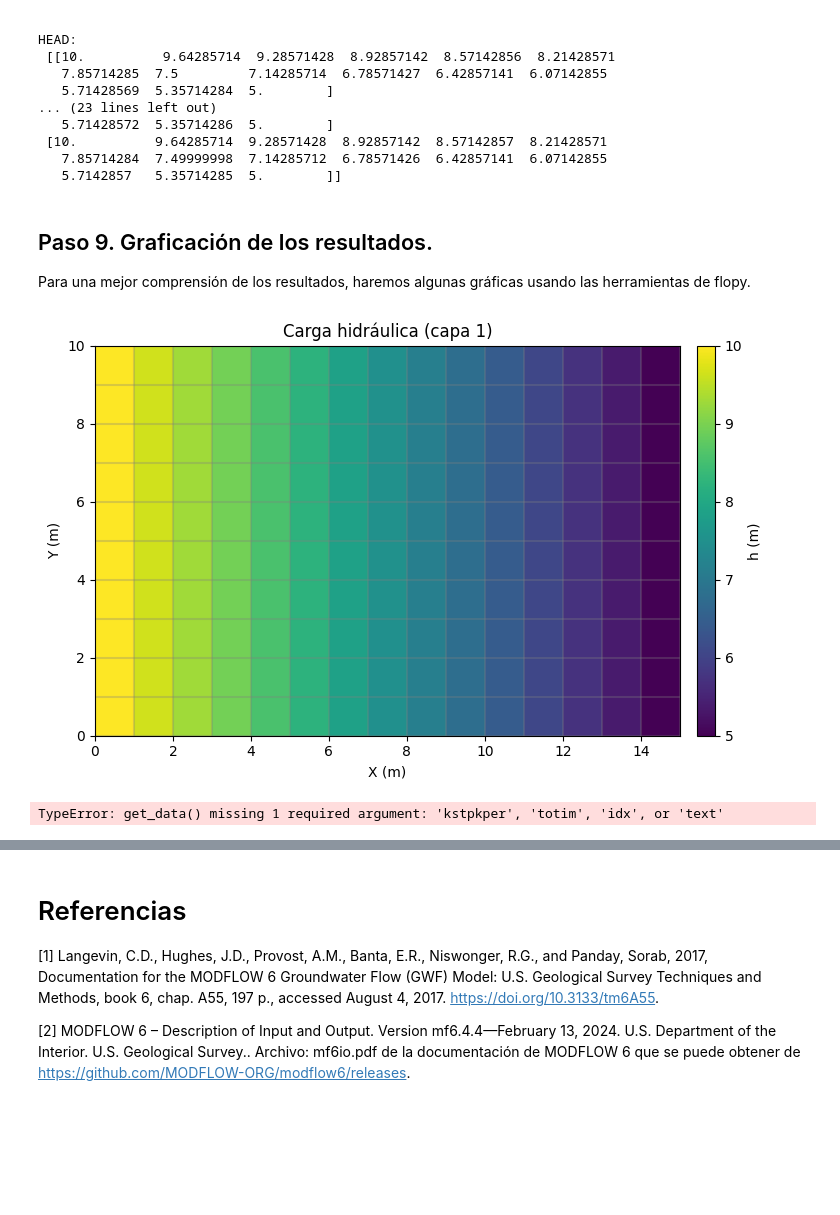
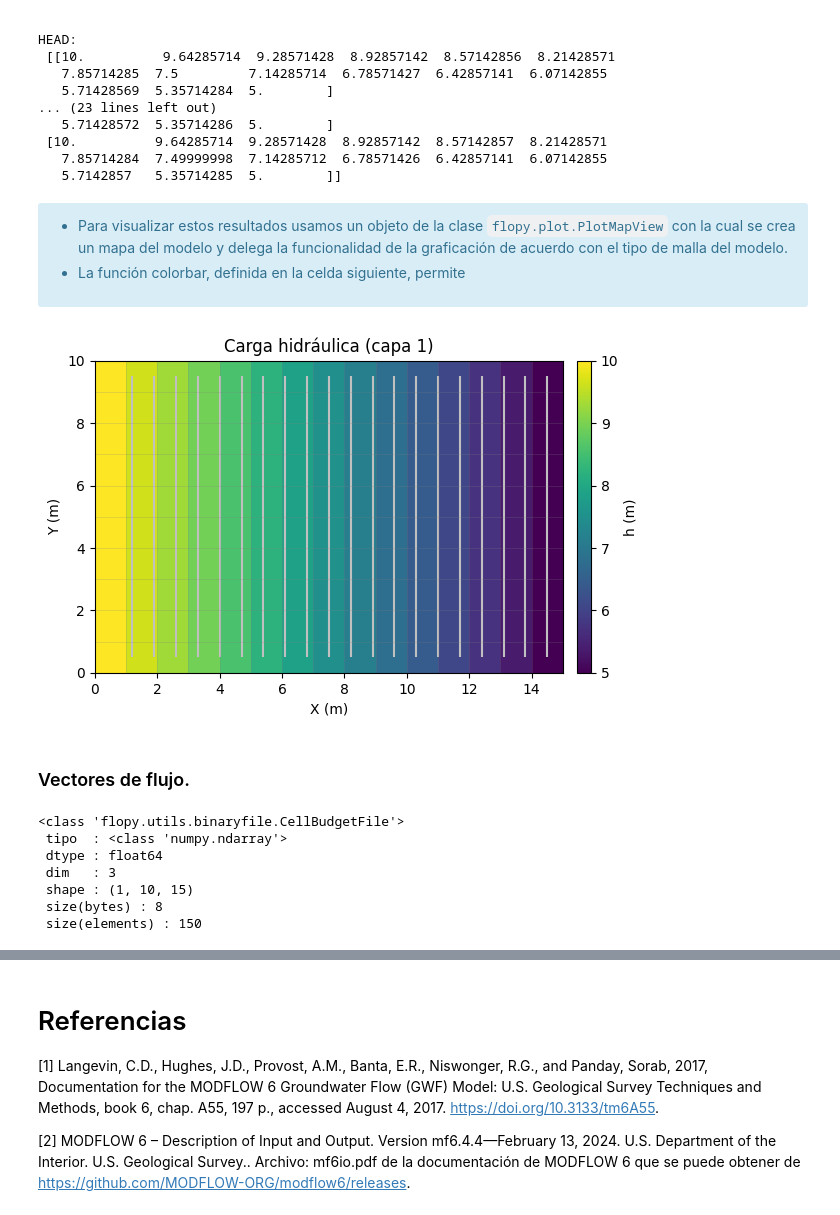
Before and after one commit to luiggix/xmf6, a Jupyter notebook: src/examples/01_flujo_1D/01_MF6_GWF.ipynb, the cells around one changed output, grey strips where cells are left out. Cells and saved outputs as stored; diff of their text form; code cells hidden in the pictures; blank space fills up the shorter version.

Commit message:
def cax for colorbar

```diff
--- a/src/examples/01_flujo_1D/01_MF6_GWF.ipynb
+++ b/src/examples/01_flujo_1D/01_MF6_GWF.ipynb
@@ -723,6 +730,8 @@ HEAD:
    7.85714284  7.49999998  7.14285712  6.78571426  6.42857141  6.07142855
    5.7142857   5.35714285  5.        ]]
 # %% [markdown]
-## Paso 9. Graficación de los resultados.
+<div class="alert alert-block alert-info">
 
-Para una mejor comprensión de los resultados, haremos algunas gráficas usando las herramientas de flopy.
+* Para visualizar estos resultados usamos un objeto de la clase `flopy.plot.PlotMapView` con la cual se crea un mapa del modelo y delega la funcionalidad de la graficación de acuerdo con el tipo de malla del modelo.
+* La función colorbar, definida en la celda siguiente, permite
+</div>
@@ -741,29 +738,49 @@ def colorbar(ax, cb, label=""):
 # %%
-fig = plt.figure(figsize=(8, 6))
+fig = plt.figure()
 ax = fig.gca()
+
+# Mapa visual del modelo
 mapview = flopy.plot.PlotMapView(model=gwf, ax=ax)
+
+# Visualización de la carga hidráulica usando un mapa de color.
 cb = mapview.plot_array(head, cmap="viridis", vmin=np.nanmin(head), vmax=np.nanmax(head))
-mapview.plot_grid(alpha=0.3)
+# Visualización de la carga hidráulica usando contornos.
+ct = mapview.contour_array(head, levels=20, linewidths=1.5, colors='silver')
+# Visualización de la malla, con una transparencia.
+mapview.plot_grid(linewidths=0.5, alpha=0.3)
+
+# Barra de color.
+ax.colorbar(cb, label="h (m)", cax = cax(ax, cb))
+
+# Configuración de la gráfica.
 ax.set_title("Carga hidráulica (capa 1)")
-colorbar(ax, cb, "h (m)")
 ax.set_xlabel("X (m)")
 ax.set_ylabel("Y (m)")
 ax.set_aspect('equal')
 plt.show()
 # %% [output]
-[figure, old version]
+[figure, new version]
+# %% [markdown]
+### Vectores de flujo.
 # %%
-budgetfile = f"{sim_ws}/{model_name}.bud" # construimos el nombre con la ruta y extensión correcta
+budfile = f"{sim_ws}/{model_name}.bud" # construimos el nombre con la ruta y extensión correcta
+bud  = flopy.utils.CellBudgetFile(budfile)#, precision='double')
 
-bud = flopy.utils.CellBudgetFile(budgetfile)
+# Cargar resultados de flujo entre celdas
+#bud = gwf.output.budget()
+print(type(bud))
+spdis = bud.get_data(text="DATA-SPDIS")[0]
+# Extraer componentes del flujo (m3/d)
+qx, qy, qz = flopy.utils.postprocessing.get_specific_discharge(spdis, gwf)
 
-# Solo se obtiene la capa 0, cuando no se pone ningún valor en el parámetro mlay se obtienen todas las capas
-budget = bud.get_data()
-
-
-# Imprimimos la información
-print("budget array")
-info_array(budget)
-print("\nBUDGET:\n", budget)
+# Coordenadas del centro de celdas
+x, y, z = gwf.modelgrid.xyzcellcenters
+info_array(qx)
 # %% [output]
-TypeError: get_data() missing 1 required argument: 'kstpkper', 'totim', 'idx', or 'text'
+<class 'flopy.utils.binaryfile.CellBudgetFile'>
+ tipo  : <class 'numpy.ndarray'>
+ dtype : float64
+ dim   : 3
+ shape : (1, 10, 15)
+ size(bytes) : 8
+ size(elements) : 150
```
Also changed, not shown: parts of 7 cells of this notebook, 1 other file.
